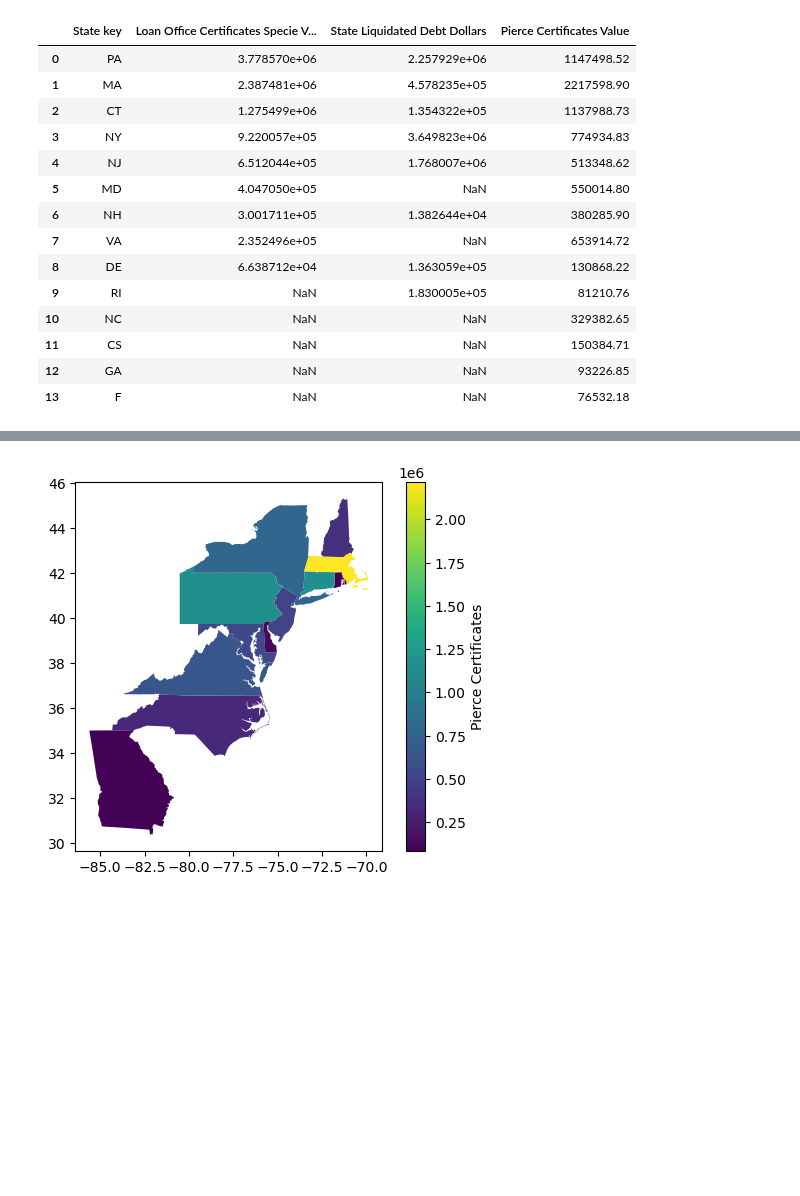
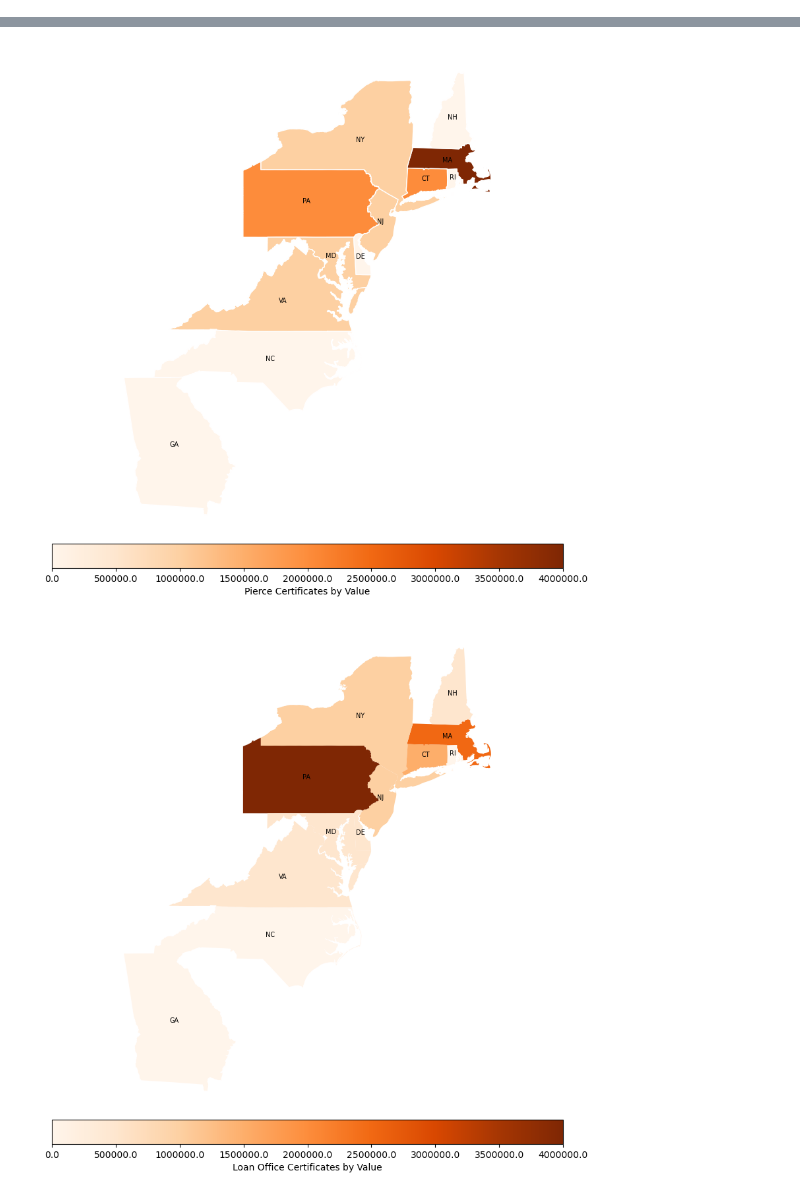
Before and after one commit to davidch2020/SPEOC-pt-1, a Jupyter notebook: State_Asset_Movement/pre1790_debt_visualization.ipynb, the cells around one changed output, grey strips where cells are left out. Drawn from its saved outputs; the diff is of its cells as text; code cells hidden in the pictures; blank space fills up the shorter version.

```diff
--- a/State_Asset_Movement/pre1790_debt_visualization.ipynb
+++ b/State_Asset_Movement/pre1790_debt_visualization.ipynb
@@ -5,18 +7,0 @@ import matplotlib.pyplot as plt
-# %%
-debt_data = pd.read_csv("statewise_debt_aggregation_Pre1790.csv")
-# %% [output]
-|  | State key | Loan Office Certificates Specie V... | State Liquidated Debt Dollars | Pierce Certificates Value |
-| 0 | PA | 3.778570e+06 | 2.257929e+06 | 1147498.52 |
-| 1 | MA | 2.387481e+06 | 4.578235e+05 | 2217598.90 |
-| 2 | CT | 1.275499e+06 | 1.354322e+05 | 1137988.73 |
-| 3 | NY | 9.220057e+05 | 3.649823e+06 | 774934.83 |
-| 4 | NJ | 6.512044e+05 | 1.768007e+06 | 513348.62 |
-| 5 | MD | 4.047050e+05 | NaN | 550014.80 |
-| 6 | NH | 3.001711e+05 | 1.382644e+04 | 380285.90 |
-| 7 | VA | 2.352496e+05 | NaN | 653914.72 |
-| 8 | DE | 6.638712e+04 | 1.363059e+05 | 130868.22 |
-| 9 | RI | NaN | 1.830005e+05 | 81210.76 |
-| 10 | NC | NaN | NaN | 329382.65 |
-| 11 | CS | NaN | NaN | 150384.71 |
-| 12 | GA | NaN | NaN | 93226.85 |
-| 13 | F | NaN | NaN | 76532.18 |
@@ -75,7 +62,7 @@ us_state_to_abbrev = {
     "District of Columbia": "DC",
 }
 
-US_map = geopandas.read_file("gz_2010_us_040_00_500k.json")
+US_map = gpd.read_file("gz_2010_us_040_00_500k.json")
 US_map.replace({"NAME": us_state_to_abbrev}, inplace=True)
 df_merged = US_map.merge(debt_data, left_on="NAME", right_on="State key")
 df_merged
@@ -93,12 +80,53 @@ df_merged
 | 9 | 0400000US13 | 13 | GA |  | 57513.485 | POLYGON ((-81.44412 30.70971, -81... | GA | NaN | ... |
 | 10 | 0400000US33 | 33 | NH |  | 8952.651 | MULTIPOLYGON (((-72.45852 42.7268... | NH | 3.001711e+05 | ... |
 | 11 | 0400000US51 | 51 | VA |  | 39490.086 | MULTIPOLYGON (((-76.04653 37.9535... | VA | 2.352496e+05 | ... |
+# %%
+def set_cbar_labels(axis, labels):
+    fig = axis.figure
+    cb_ax = fig.axes[1]
+    cb_ax.set_xticklabels(labels)
+    return None
 # %%
-fig, ax = plt.subplots(1, 1)
-fig = df_merged.plot(column = 'Pierce Certificates Value', #Assign numerical data column
-               ax = ax,
-               legend = True, #Decide to show legend or not
-               legend_kwds = {'label': "Pierce Certificates"}) #Name the legend
+fig1,ax1 = plt.subplots(1,figsize=(10,15))
+divider = make_axes_locatable(ax1)
+cax1 = divider.append_axes("bottom", size="5%", pad=0.1)
+bins = list(np.linspace(0, 4000000, 9))
+clegend1 = mapclassify.UserDefined(df_merged["Pierce Certificates Value"], bins)
+fig1 = df_merged.assign(cl=clegend1.yb).plot(column = 'cl', ax = ax1, legend = True, cax=cax1, edgecolor='white',
+                                            cmap="Oranges", legend_kwds = {'label': "Pierce Certificates by Value",
+                                                                           'orientation': 'horizontal'})
+df_merged.apply(lambda x: ax1.annotate(text=x['NAME'], xy=x.geometry.centroid.coords[0],
+                                       ha='center', fontsize=7, color='black'), axis=1);
+ax1.set_axis_off()
+set_cbar_labels(ax1, bins)
+
+fig2,ax2 = plt.subplots(1,figsize=(10,15))
+divider = make_axes_locatable(ax2)
+cax2 = divider.append_axes("bottom", size="5%", pad=0.1)
+clegend2 = mapclassify.UserDefined(df_merged["Loan Office Certificates Specie Value"], bins)
+fig2 = df_merged.assign(cl=clegend2.yb).plot(column = 'cl', ax = ax2, legend = True, cax=cax2, cmap="Oranges",
+                                            legend_kwds = {'label': "Loan Office Certificates by Value",
+                                                           'orientation': 'horizontal'},
+                                            missing_kwds={"color": "lightgrey"})
+df_merged.apply(lambda x: ax2.annotate(text=x['NAME'], xy=x.geometry.centroid.coords[0],
+                                       ha='center', fontsize=7, color='black'), axis=1);
+ax2.set_axis_off()
+set_cbar_labels(ax2, bins)
+
+fig3,ax3 = plt.subplots(1,figsize=(10,15))
+divider = make_axes_locatable(ax3)
+cax3 = divider.append_axes("bottom", size="5%", pad=0.1)
+clegend3 = mapclassify.UserDefined(df_merged["State Liquidated Debt Dollars"], bins)
+fig3 = df_merged.assign(cl=clegend3.yb).plot(column = 'cl', ax = ax3, legend = True, cax=cax3, cmap="Oranges",
+                                             legend_kwds = {'label': "State Liquidated Debt by Value",
+                                                            'orientation': 'horizontal'},
+                                             missing_kwds={"color": "lightgrey"})
+df_merged.apply(lambda x: ax3.annotate(text=x['NAME'], xy=x.geometry.centroid.coords[0],
+                                       ha='center', fontsize=7, color='black'), axis=1);
+ax3.set_axis_off()
+set_cbar_labels(ax3, bins)
+
 plt.show()
 # %% [output]
-[figure, old version]
+[figure, new version]
+[figure, added]
```
Also changed, not shown: parts of 4 cells of this notebook.
